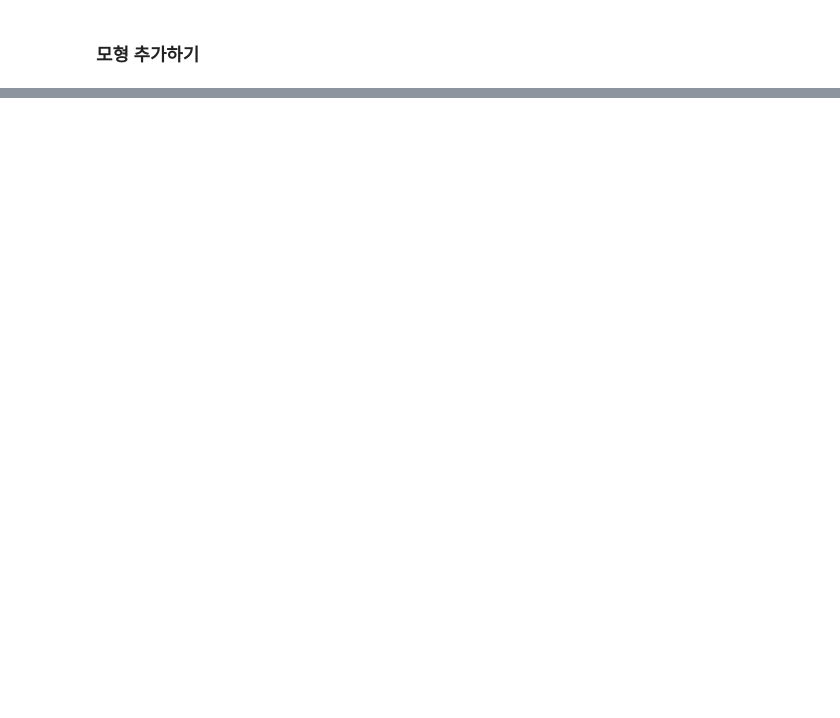
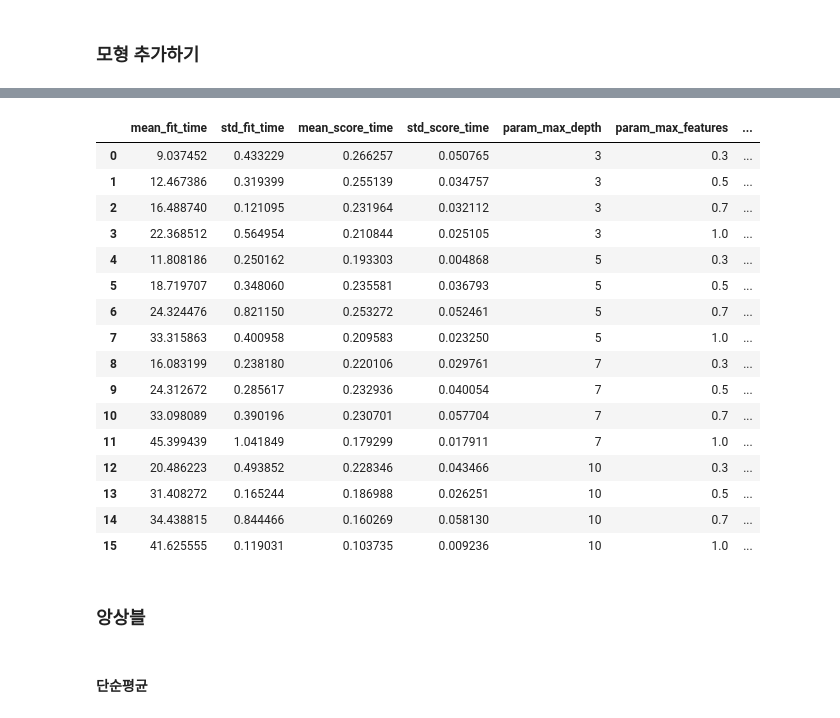
Before and after one commit to changhoon0807/bigdata, a Jupyter notebook: ml/ml.ipynb, the cells around one changed output, grey strips where cells are left out. Drawn from its saved outputs; the diff is of its cells as text; code cells hidden in the pictures; blank space fills up the shorter version.

```diff
--- a/ml/ml.ipynb
+++ b/ml/ml.ipynb
@@ -169,6 +287,11 @@ models = {
     'RandomForest': RandomForestRegressor(
         n_estimators=1000, max_depth=3, max_features=0.5, random_state=42
     ),
+    'LinearRegression': Pipeline([
+        ('select', ml.RandomFeatureSelector(k=3, random_state=42)),
+        ('scale', StandardScaler()),
+        ('lr', LinearRegression())
+    ]),
     'Ridge': Pipeline([
         ('scale', StandardScaler()),
         ('ridge', Ridge(alpha=1.0, random_state=42))
@@ -179,11 +302,20 @@ models = {
     ]),
     'ElasticNet': Pipeline([
         ('scale', StandardScaler()),
-        ('enet', ElasticNet(alpha=0.1, l1_ratio=0.5, random_state=42))
+        ('enet', ElasticNet(alpha=0.1, l1_ratio=0.5, random_state=42)) #l1_ratio=1 → Lasso, l1_ratio=0 → Ridge
     ]),
+    'GBM': GradientBoostingRegressor(
+        n_estimators=1000, max_depth=3, learning_rate=0.05, subsample=0.8, random_state=42
+    ),
+    'XGB': XGBRegressor(
+        n_estimators=1000, max_depth=3, learning_rate=0.05, subsample=0.8, random_state=42
+    ),
 }
 # %%
-results = {name: {'actual': [], 'pred': []} for name in models} # 결과 저장용 딕셔너리
+results = {
+    name: {'actual': [], 'pred': []}
+    for name in models
+} # 결과 저장용 딕셔너리
 # %%
 # 예측시계
 hor = 1
@@ -216,0 +403,23 @@ for name in models:
+# %%
+# RMSE를 최소화하는 방향으로 튜닝
+scoring='neg_root_mean_squared_error'
+# 또는 rmse_scorer = make_scorer(lambda x, y: np.sqrt(mean_squared_error(x, y)), greater_is_better=False)
+
+grid_searches = {} # 모델별 그리드 서치 결과 저장 딕셔너리
+
+for name, model in models.items():
+    print(f"GridSearchCV for: {name}")
+    param = param_grid[name]
+    grid_search = GridSearchCV(
+        estimator=model,
+        param_grid=param,
+        scoring=scoring,
+        cv=tscv,
+        n_jobs=-1,
+        verbose=2
+    )
+    grid_search.fit(X2, y2)
+    grid_searches[name] = grid_search
+
+    print(f"최적 하이퍼파라미터: {grid_search.best_params_}")
+    print(f"최적 RMSE: {round(-grid_search.best_score_, 4)}", end='\n\n')
@@ -216,0 +444,24 @@ for name in models:
+# %%
+# 특정 모형 결과 확인
+df_cv = pd.DataFrame(grid_searches['RandomForest'].cv_results_)
+df_cv
+# %% [output]
+|  | mean_fit_time | std_fit_time | mean_score_time | std_score_time | param_max_depth | param_max_features | ... |
+| 0 | 9.037452 | 0.433229 | 0.266257 | 0.050765 | 3 | 0.3 | ... |
+| 1 | 12.467386 | 0.319399 | 0.255139 | 0.034757 | 3 | 0.5 | ... |
+| 2 | 16.488740 | 0.121095 | 0.231964 | 0.032112 | 3 | 0.7 | ... |
+| 3 | 22.368512 | 0.564954 | 0.210844 | 0.025105 | 3 | 1.0 | ... |
+| 4 | 11.808186 | 0.250162 | 0.193303 | 0.004868 | 5 | 0.3 | ... |
+| 5 | 18.719707 | 0.348060 | 0.235581 | 0.036793 | 5 | 0.5 | ... |
+| 6 | 24.324476 | 0.821150 | 0.253272 | 0.052461 | 5 | 0.7 | ... |
+| 7 | 33.315863 | 0.400958 | 0.209583 | 0.023250 | 5 | 1.0 | ... |
+| 8 | 16.083199 | 0.238180 | 0.220106 | 0.029761 | 7 | 0.3 | ... |
+| 9 | 24.312672 | 0.285617 | 0.232936 | 0.040054 | 7 | 0.5 | ... |
+| 10 | 33.098089 | 0.390196 | 0.230701 | 0.057704 | 7 | 0.7 | ... |
+| 11 | 45.399439 | 1.041849 | 0.179299 | 0.017911 | 7 | 1.0 | ... |
+| 12 | 20.486223 | 0.493852 | 0.228346 | 0.043466 | 10 | 0.3 | ... |
+| 13 | 31.408272 | 0.165244 | 0.186988 | 0.026251 | 10 | 0.5 | ... |
+| 14 | 34.438815 | 0.844466 | 0.160269 | 0.058130 | 10 | 0.7 | ... |
+| 15 | 41.625555 | 0.119031 | 0.103735 | 0.009236 | 10 | 1.0 | ... |
+# %% [markdown]
+### 앙상블
@@ -216,0 +497,2 @@ for name in models:
+# %% [markdown]
+#### 단순평균
```
Also changed, not shown: parts of 32 cells of this notebook, 1 other file.
